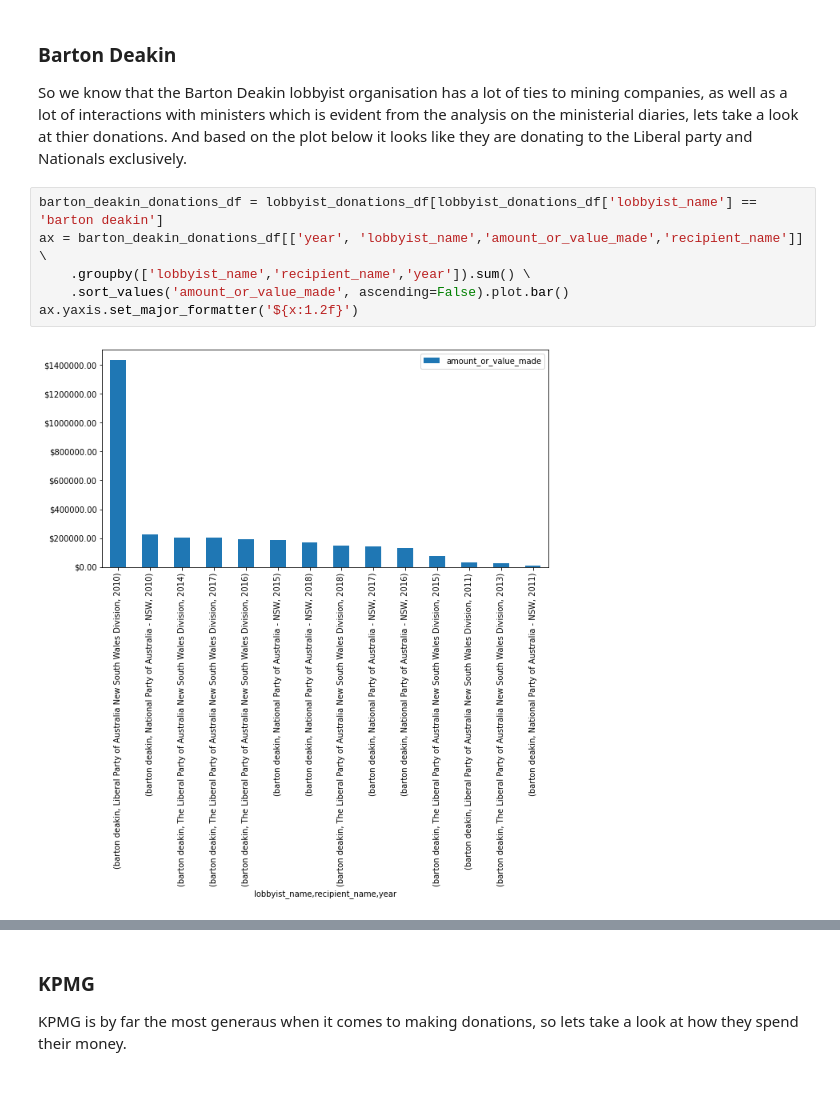
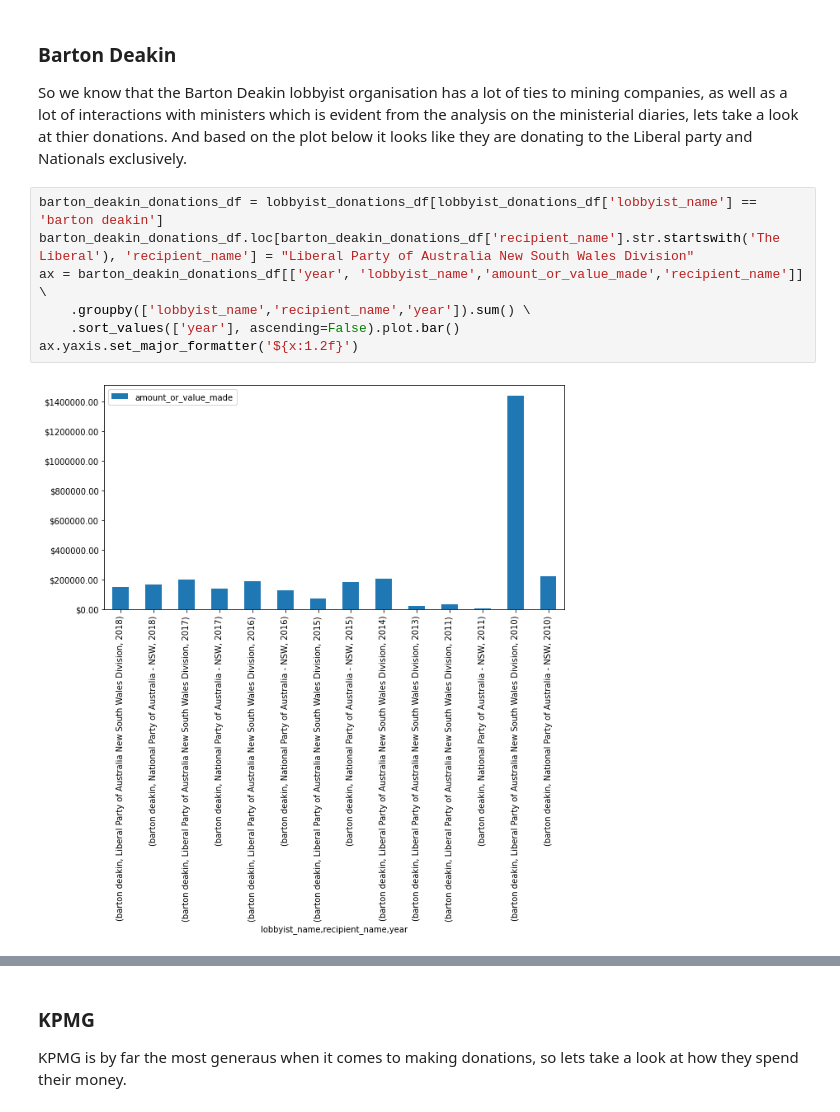
Before and after one commit to sjeruto/ARDC-Project, a Jupyter notebook: notebooks/mg_workbook.ipynb, the cells around one changed output, grey strips where cells are left out. Drawn from its saved outputs; the diff is of its cells as text.

```diff
--- a/notebooks/mg_workbook.ipynb
+++ b/notebooks/mg_workbook.ipynb
@@ -877,9 +877,10 @@ ax.yaxis.set_major_formatter('${x:1.2f}')
 So we know that the Barton Deakin lobbyist organisation has a lot of ties to mining companies, as well as a lot of interactions with ministers which is evident from the analysis on the ministerial diaries, lets take a look at thier donations. And based on the plot below it looks like they are donating to the Liberal party and Nationals exclusively.
 # %%
 barton_deakin_donations_df = lobbyist_donations_df[lobbyist_donations_df['lobbyist_name'] == 'barton deakin']
+barton_deakin_donations_df.loc[barton_deakin_donations_df['recipient_name'].str.startswith('The Liberal'), 'recipient_name'] = "Liberal Party of Australia New South Wales Division"
 ax = barton_deakin_donations_df[['year', 'lobbyist_name','amount_or_value_made','recipient_name']] \
     .groupby(['lobbyist_name','recipient_name','year']).sum() \
-    .sort_values('amount_or_value_made', ascending=False).plot.bar()
+    .sort_values(['year'], ascending=False).plot.bar()
 ax.yaxis.set_major_formatter('${x:1.2f}')
 # %% [output]
-[figure, old version]
+[figure, new version]
```
Also changed, not shown: parts of 7 cells of this notebook, 1 other file.
